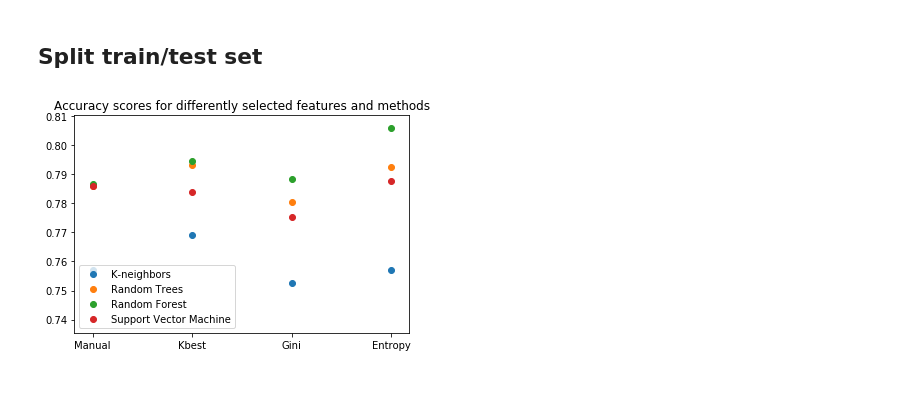
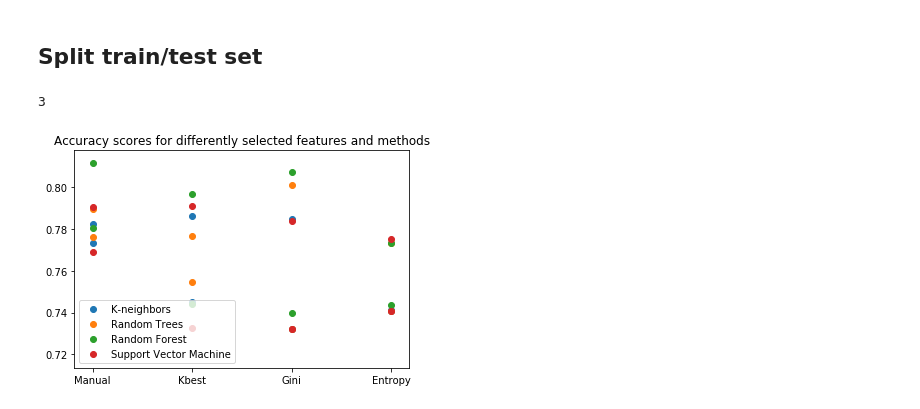
Before and after one commit to wvmrtn/data-science-in-practice, a Jupyter notebook: PS2/PS2.ipynb, the cells around one changed output. Drawn from its saved outputs; the diff is of its cells as text; code cells hidden in the pictures.

Commit message:
optimize features selection

```diff
--- a/PS2/PS2.ipynb
+++ b/PS2/PS2.ipynb
@@ -312,7 +323,7 @@ classifier_trees = GridSearchCV(DecisionTreeClassifier(),
 ## Random Forest
 # %%
 # define grid parameters to use for gridsearch
-param_grid_forest = {'n_estimators': [100],
+param_grid_forest = {'n_estimators': [3,5,10,50,100,150,200],
                      'max_depth': [1, 5, 10, 50],
                      'min_samples_split': [2, 4, 8],
                      'min_samples_leaf': [10, 50, 100, 200],
@@ -322,21 +333,21 @@ param_grid_forest = {'n_estimators': [100],
 classifier_forest = GridSearchCV(RandomForestClassifier(),
                                  param_grid = param_grid_forest,
                                  scoring = 'accuracy',
-                                 cv = 10
+                                 cv = CV
                                  )
 # %% [markdown]
 ## Support Vector Machine
 # %%
 # define grid parameters to use for gridsearch
 param_grid_svc = {'C': [1, 10, 100, 1000],
-                  'gamma': [0.001, 0.0001],
+                  'gamma': [0.1, 0.01, 0.001, 0.0001],
                  }
 
 # define the classifier through a gridsearch and tune hyperparameters by cross-validation as well
 classifier_svc = GridSearchCV(SVC(kernel = 'rbf'),
                               param_grid = param_grid_svc,
                               scoring = 'accuracy',
-                              cv = 10
+                              cv = CV
                               )
 # %% [markdown]
 ## Split train/test set
@@ -362,0 +386,26 @@ for f in features:
+# %%
+i
+# %% [output]
+3
+# %%
+# split 80/20 ratio
+score_forest = []
+
+#test for all methods
+i = 1
+while i < 7:
+    # selection from algorithm
+    selected_features_kbest = features_kbest_sorted.index[0:i]
+    selected_features_gini = features_trees_sorted_gini.index[0:i]
+    selected_features_entropy = features_trees_sorted_entropy.index[0:i]
+
+    features = [selected_features, selected_features_kbest, selected_features_gini, selected_features_entropy]
+    for f in features:
+
+        X_train_forest, X_test_forest, y_train_forest, y_test_forest = train_test_split(df[f], y, test_size = 0.2)
+
+        classifier_forest.fit(X_train_forest, y_train_forest)
+
+        score_forest.append(classifier_forest.score(X_test_forest,y_test_forest))
+
+    i = i + 1
@@ -363,12 +426,12 @@ for f in features:
 # %%
-index = ['Manual','Kbest', 'Gini', 'Entropy']
+index = ['Manual','Kbest', 'Gini', 'Entropy','Manual','Kbest', 'Gini', 'Entropy']
 # %%
-plt.scatter(index, score_kneight)
+plt.scatter(index, score_kneigh)
 plt.scatter(index, score_trees)
 plt.scatter(index, score_forest)
 plt.scatter(index, score_svc)
 plt.legend(['K-neighbors', 'Random Trees', 'Random Forest', 'Support Vector Machine'], loc='lower left')
 plt.title('Accuracy scores for differently selected features and methods')
 plt.show()
 # %% [output]
-[figure, old version]
+[figure, new version]
```
Also changed, not shown: parts of 41 cells of this notebook.
